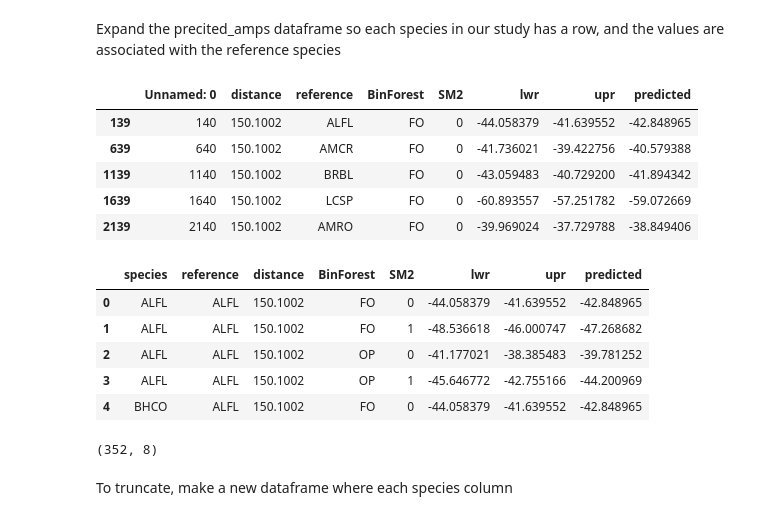
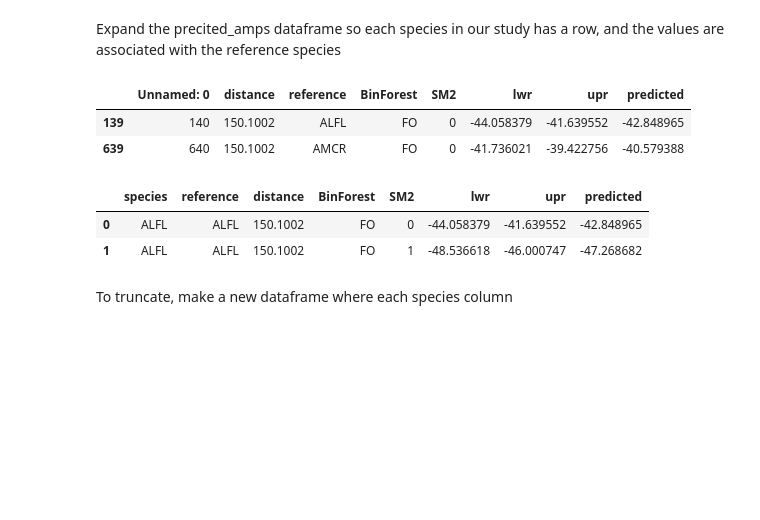
Before and after one commit to IsabelleLebTay/Retention-Community, a Jupyter notebook: 1_Script/community/apply_limited_amplitude_to_occupancy.ipynb, the cells around one changed output. Drawn from its saved outputs; the diff is of its cells as text; code cells hidden in the pictures; blank space fills up the shorter version.

```diff
--- a/1_Script/community/apply_limited_amplitude_to_occupancy.ipynb
+++ b/1_Script/community/apply_limited_amplitude_to_occupancy.ipynb
@@ -218,23 +218,17 @@ See the caveats in the documentation: https://pandas.pydata.org/pandas-docs/stab
 # %% [markdown]
 Expand the precited_amps dataframe so each species in our study has a row, and the values are associated with the reference species
 # %%
-predicted_amps_150_close.head()
+predicted_amps_150_close.head(2)
 # %% [output]
 |  | Unnamed: 0 | distance | reference | BinForest | SM2 | lwr | upr | predicted |
 | 139 | 140 | 150.1002 | ALFL | FO | 0 | -44.058379 | -41.639552 | -42.848965 |
 | 639 | 640 | 150.1002 | AMCR | FO | 0 | -41.736021 | -39.422756 | -40.579388 |
-| 1139 | 1140 | 150.1002 | BRBL | FO | 0 | -43.059483 | -40.729200 | -41.894342 |
-| 1639 | 1640 | 150.1002 | LCSP | FO | 0 | -60.893557 | -57.251782 | -59.072669 |
-| 2139 | 2140 | 150.1002 | AMRO | FO | 0 | -39.969024 | -37.729788 | -38.849406 |
 # %%
 predicted_amps_150_close_all_spp = pd.merge(spp_df, predicted_amps_150_close, on='reference')
 predicted_amps_150_close_all_spp.drop(labels="Unnamed: 0", axis=1, inplace=True)
-predicted_amps_150_close_all_spp.head()
+predicted_amps_150_close_all_spp.head(2)
 # %% [output]
 |  | species | reference | distance | BinForest | SM2 | lwr | upr | predicted |
 | 0 | ALFL | ALFL | 150.1002 | FO | 0 | -44.058379 | -41.639552 | -42.848965 |
 | 1 | ALFL | ALFL | 150.1002 | FO | 1 | -48.536618 | -46.000747 | -47.268682 |
-| 2 | ALFL | ALFL | 150.1002 | OP | 0 | -41.177021 | -38.385483 | -39.781252 |
-| 3 | ALFL | ALFL | 150.1002 | OP | 1 | -45.646772 | -42.755166 | -44.200969 |
-| 4 | BHCO | ALFL | 150.1002 | FO | 0 | -44.058379 | -41.639552 | -42.848965 |
 # %%
@@ -242,7 +236,3 @@ predicted_amps_150_close_all_spp.to_csv(os.path.join(processed_Path, "Limited Pe
-# %%
-predicted_amps_150_close_all_spp.shape
-# %% [output]
-(352, 8)
 # %% [markdown]
 To truncate, make a new dataframe where each species column
 # %%
```
Also changed, not shown: parts of 19 cells of this notebook, 4 other files.
